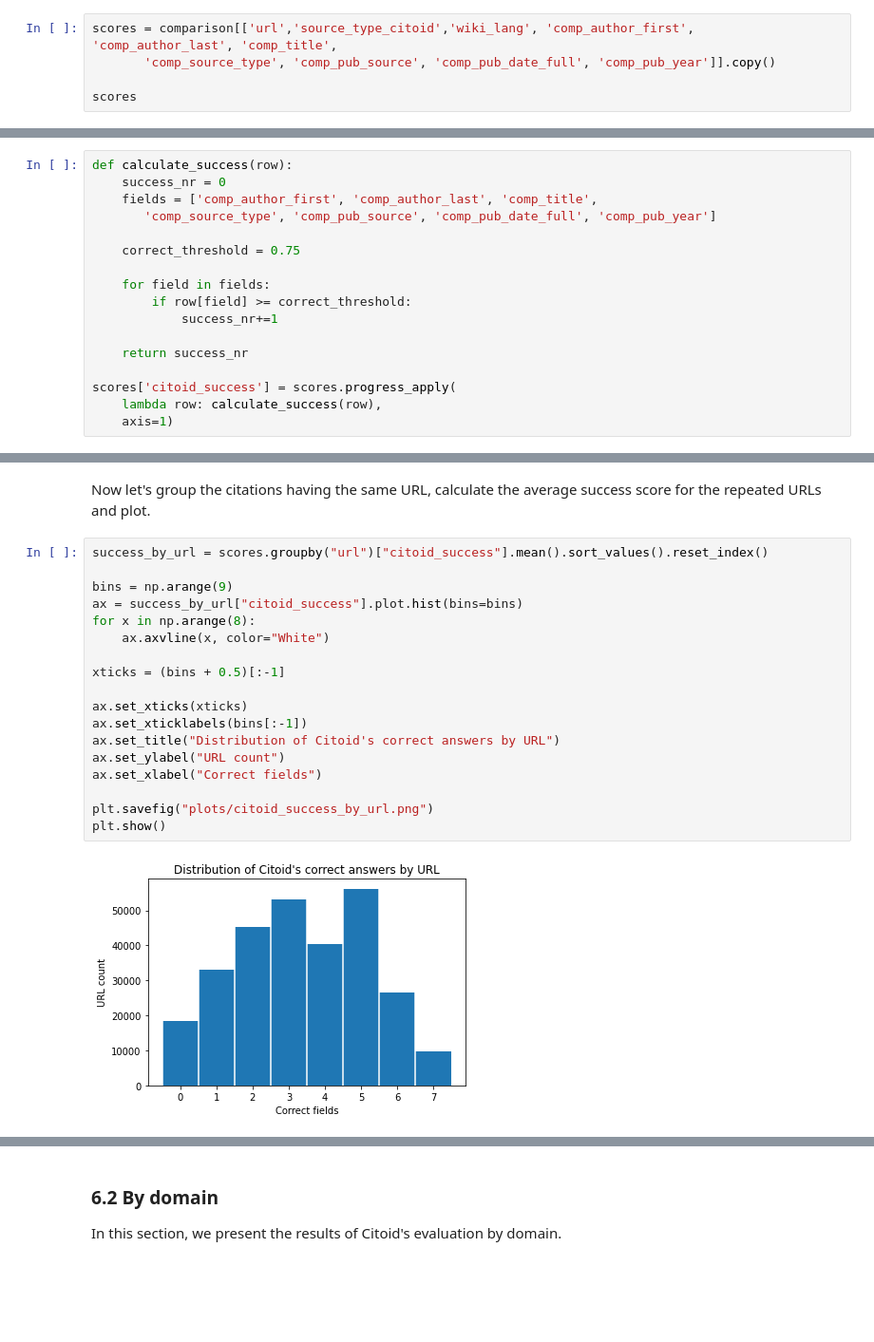
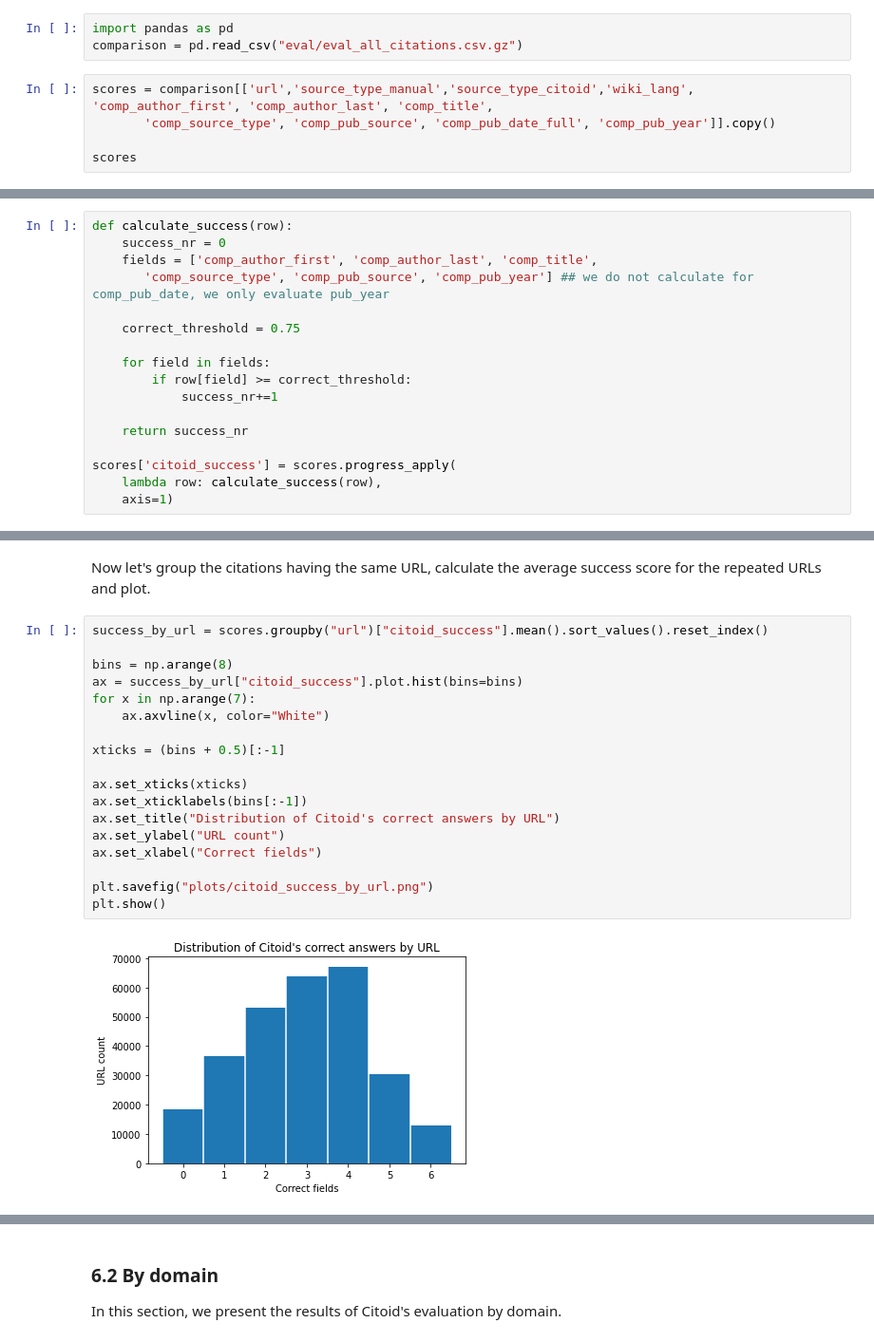
Before and after one commit to hdlabconicet/Web2Cit-research, a Jupyter notebook: understand-citoid-coverage.ipynb, the cells around one changed output, grey strips where cells are left out. Shown: that part at 95% size. Drawn from its saved outputs; the diff is of its cells as text; blank space fills up the shorter version.

```diff
--- a/understand-citoid-coverage.ipynb
+++ b/understand-citoid-coverage.ipynb
@@ -1369,8 +1370,11 @@ In our corpus of manual citations gathered from featured articles, some URLs app
 ### 6.1 By URL
 
 First, the comparison scores for each URL are selected:
+# %%
+import pandas as pd
+comparison = pd.read_csv("eval/eval_all_citations.csv.gz")
 # %%
-scores = comparison[['url','source_type_citoid','wiki_lang', 'comp_author_first', 'comp_author_last', 'comp_title',
+scores = comparison[['url','source_type_manual','source_type_citoid','wiki_lang', 'comp_author_first', 'comp_author_last', 'comp_title',
        'comp_source_type', 'comp_pub_source', 'comp_pub_date_full', 'comp_pub_year']].copy()
 
 scores
@@ -1434,7 +1438,7 @@ In the following step, for each citation, Citoid's sucess is calculated as the s
 def calculate_success(row):
     success_nr = 0
     fields = ['comp_author_first', 'comp_author_last', 'comp_title',
-       'comp_source_type', 'comp_pub_source', 'comp_pub_date_full', 'comp_pub_year']
+       'comp_source_type', 'comp_pub_source', 'comp_pub_year'] ## we do not calculate for comp_pub_date, we only evaluate pub_year
 
     correct_threshold = 0.75
 
@@ -1468,21 +1472,21 @@ Now let's group the citations having the same URL, calculate the average success
 # %%
 success_by_url = scores.groupby("url")["citoid_success"].mean().sort_values().reset_index()
 
-bins = np.arange(9)
+bins = np.arange(8)
 ax = success_by_url["citoid_success"].plot.hist(bins=bins)
-for x in np.arange(8):
+for x in np.arange(7):
     ax.axvline(x, color="White")
 
 xticks = (bins + 0.5)[:-1]
 
 ax.set_xticks(xticks)
 ax.set_xticklabels(bins[:-1])
 ax.set_title("Distribution of Citoid's correct answers by URL")
 ax.set_ylabel("URL count")
 ax.set_xlabel("Correct fields")
 
 plt.savefig("plots/citoid_success_by_url.png")
 plt.show()
 # %% [output]
-[figure, old version]
+[figure, new version]
 # %% [markdown]
```
Also changed, not shown: parts of 33 cells of this notebook, 7 other files.
